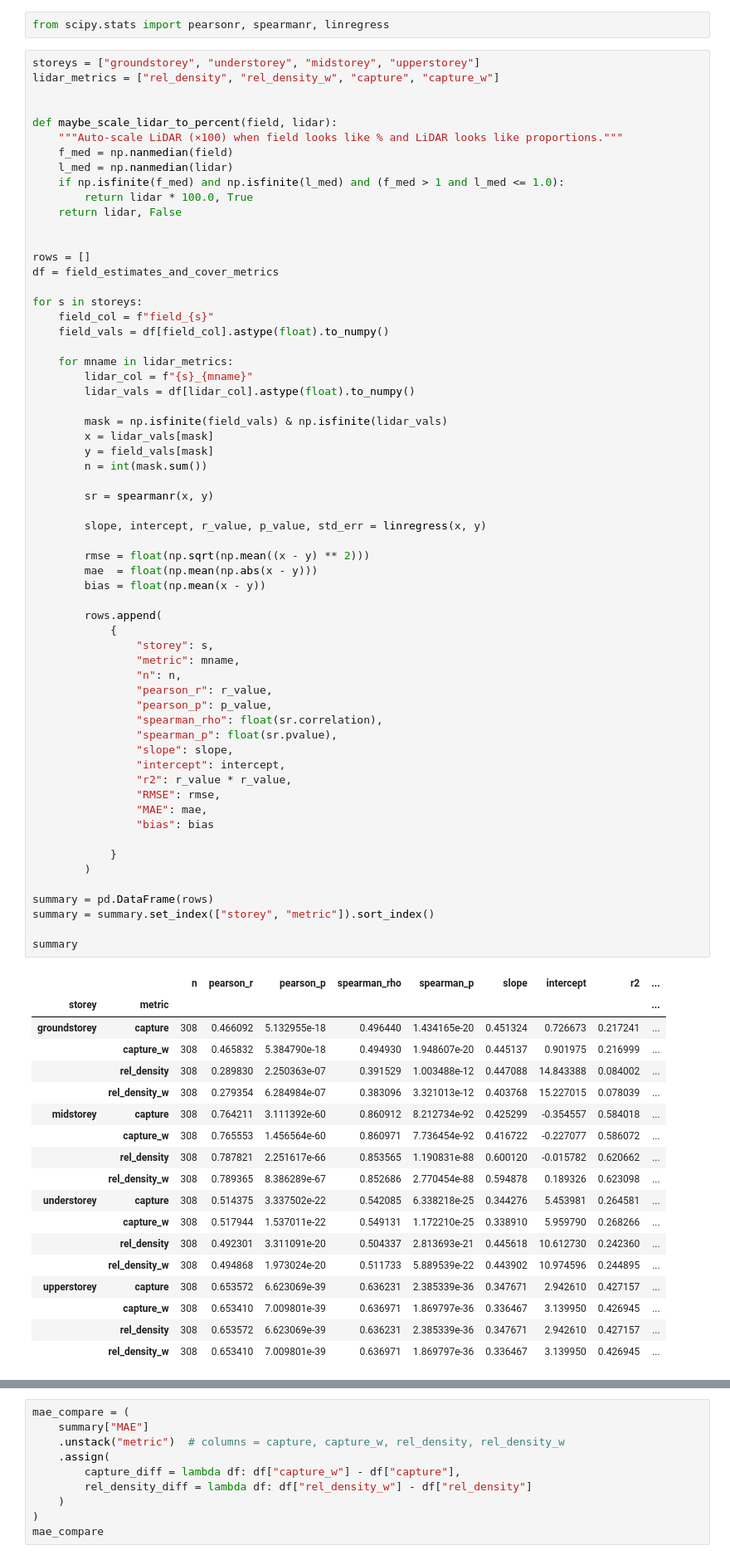
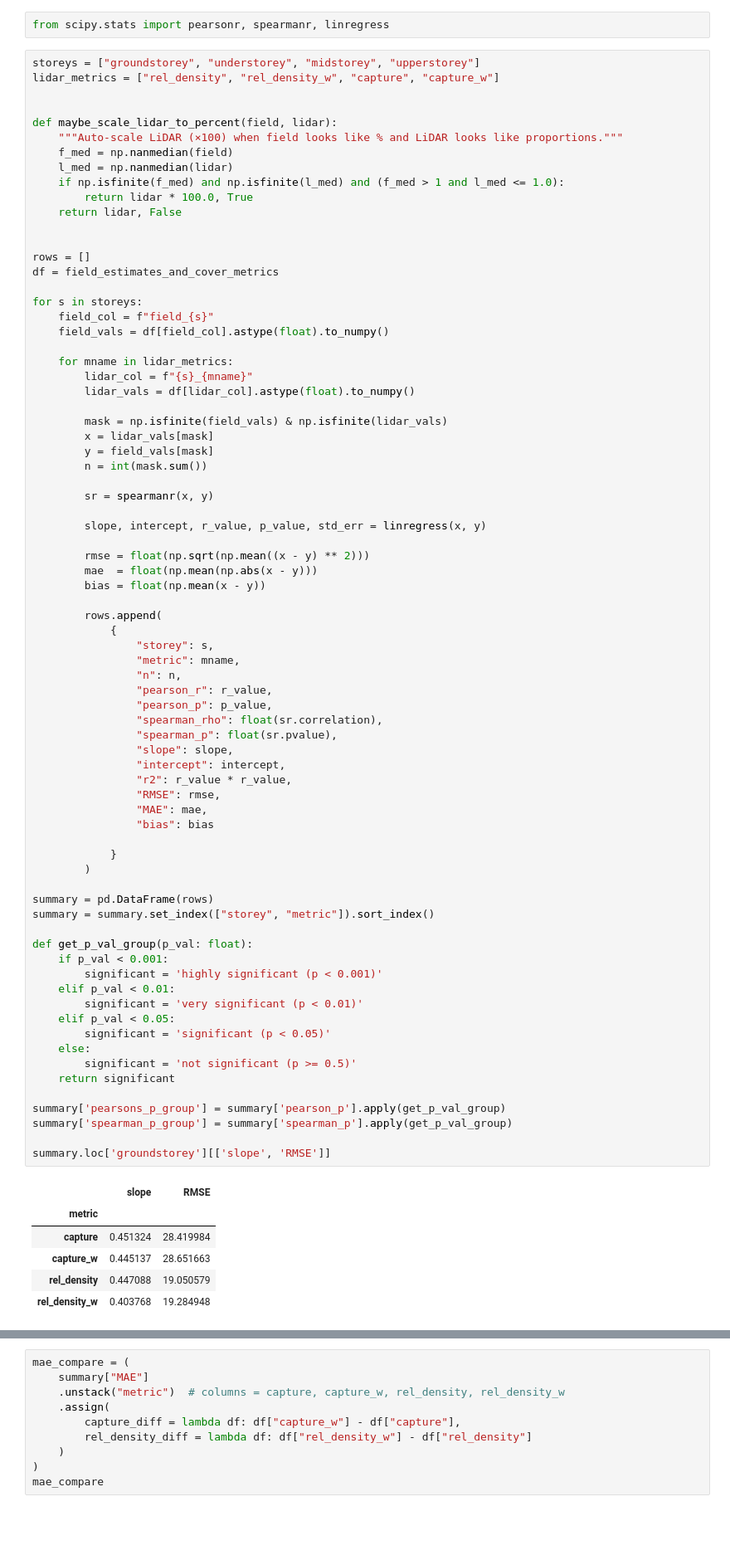
Before and after one commit to jameswesc/masters-thesis, a Jupyter notebook: notebooks/10_compare_cover_metrics.ipynb, the cells around one changed output, grey strips where cells are left out. Shown at 83% size. Drawn from its saved outputs; the diff is of its cells as text; blank space fills up the shorter version.

```diff
--- a/notebooks/10_compare_cover_metrics.ipynb
+++ b/notebooks/10_compare_cover_metrics.ipynb
@@ -130,49 +130,51 @@ for s in storeys:
 
         slope, intercept, r_value, p_value, std_err = linregress(x, y)
 
         rmse = float(np.sqrt(np.mean((x - y) ** 2)))
         mae  = float(np.mean(np.abs(x - y)))
         bias = float(np.mean(x - y))
 
         rows.append(
             {
                 "storey": s,
                 "metric": mname,
                 "n": n,
                 "pearson_r": r_value,
                 "pearson_p": p_value,
                 "spearman_rho": float(sr.correlation),
                 "spearman_p": float(sr.pvalue),
                 "slope": slope,
                 "intercept": intercept,
                 "r2": r_value * r_value,
                 "RMSE": rmse,
                 "MAE": mae,
                 "bias": bias
 
             }
         )
 
 summary = pd.DataFrame(rows)
 summary = summary.set_index(["storey", "metric"]).sort_index()
 
-summary
+def get_p_val_group(p_val: float):
+    if p_val < 0.001:
+        significant = 'highly significant (p < 0.001)'
+    elif p_val < 0.01:
+        significant = 'very significant (p < 0.01)'
+    elif p_val < 0.05:
+        significant = 'significant (p < 0.05)'
+    else:
+        significant = 'not significant (p >= 0.5)'
+    return significant
+
+summary['pearsons_p_group'] = summary['pearson_p'].apply(get_p_val_group)
+summary['spearman_p_group'] = summary['spearman_p'].apply(get_p_val_group)
+
+summary.loc['groundstorey'][['slope', 'RMSE']]
 # %% [output]
-|  |  | n | pearson_r | pearson_p | spearman_rho | spearman_p | slope | intercept | r2 | ... |
-| storey | metric |  |  |  |  |  |  |  |  | ... |
-| groundstorey | capture | 308 | 0.466092 | 5.132955e-18 | 0.496440 | 1.434165e-20 | 0.451324 | 0.726673 | 0.217241 | ... |
-|  | capture_w | 308 | 0.465832 | 5.384790e-18 | 0.494930 | 1.948607e-20 | 0.445137 | 0.901975 | 0.216999 | ... |
-|  | rel_density | 308 | 0.289830 | 2.250363e-07 | 0.391529 | 1.003488e-12 | 0.447088 | 14.843388 | 0.084002 | ... |
-|  | rel_density_w | 308 | 0.279354 | 6.284984e-07 | 0.383096 | 3.321013e-12 | 0.403768 | 15.227015 | 0.078039 | ... |
-| midstorey | capture | 308 | 0.764211 | 3.111392e-60 | 0.860912 | 8.212734e-92 | 0.425299 | -0.354557 | 0.584018 | ... |
-|  | capture_w | 308 | 0.765553 | 1.456564e-60 | 0.860971 | 7.736454e-92 | 0.416722 | -0.227077 | 0.586072 | ... |
-|  | rel_density | 308 | 0.787821 | 2.251617e-66 | 0.853565 | 1.190831e-88 | 0.600120 | -0.015782 | 0.620662 | ... |
-|  | rel_density_w | 308 | 0.789365 | 8.386289e-67 | 0.852686 | 2.770454e-88 | 0.594878 | 0.189326 | 0.623098 | ... |
-| understorey | capture | 308 | 0.514375 | 3.337502e-22 | 0.542085 | 6.338218e-25 | 0.344276 | 5.453981 | 0.264581 | ... |
-|  | capture_w | 308 | 0.517944 | 1.537011e-22 | 0.549131 | 1.172210e-25 | 0.338910 | 5.959790 | 0.268266 | ... |
-|  | rel_density | 308 | 0.492301 | 3.311091e-20 | 0.504337 | 2.813693e-21 | 0.445618 | 10.612730 | 0.242360 | ... |
-|  | rel_density_w | 308 | 0.494868 | 1.973024e-20 | 0.511733 | 5.889539e-22 | 0.443902 | 10.974596 | 0.244895 | ... |
-| upperstorey | capture | 308 | 0.653572 | 6.623069e-39 | 0.636231 | 2.385339e-36 | 0.347671 | 2.942610 | 0.427157 | ... |
-|  | capture_w | 308 | 0.653410 | 7.009801e-39 | 0.636971 | 1.869797e-36 | 0.336467 | 3.139950 | 0.426945 | ... |
-|  | rel_density | 308 | 0.653572 | 6.623069e-39 | 0.636231 | 2.385339e-36 | 0.347671 | 2.942610 | 0.427157 | ... |
-|  | rel_density_w | 308 | 0.653410 | 7.009801e-39 | 0.636971 | 1.869797e-36 | 0.336467 | 3.139950 | 0.426945 | ... |
+|  | slope | RMSE |
+| metric |  |  |
+| capture | 0.451324 | 28.419984 |
+| capture_w | 0.445137 | 28.651663 |
+| rel_density | 0.447088 | 19.050579 |
+| rel_density_w | 0.403768 | 19.284948 |
```
Also changed, not shown: parts of 5 cells of this notebook, 11 other files.
